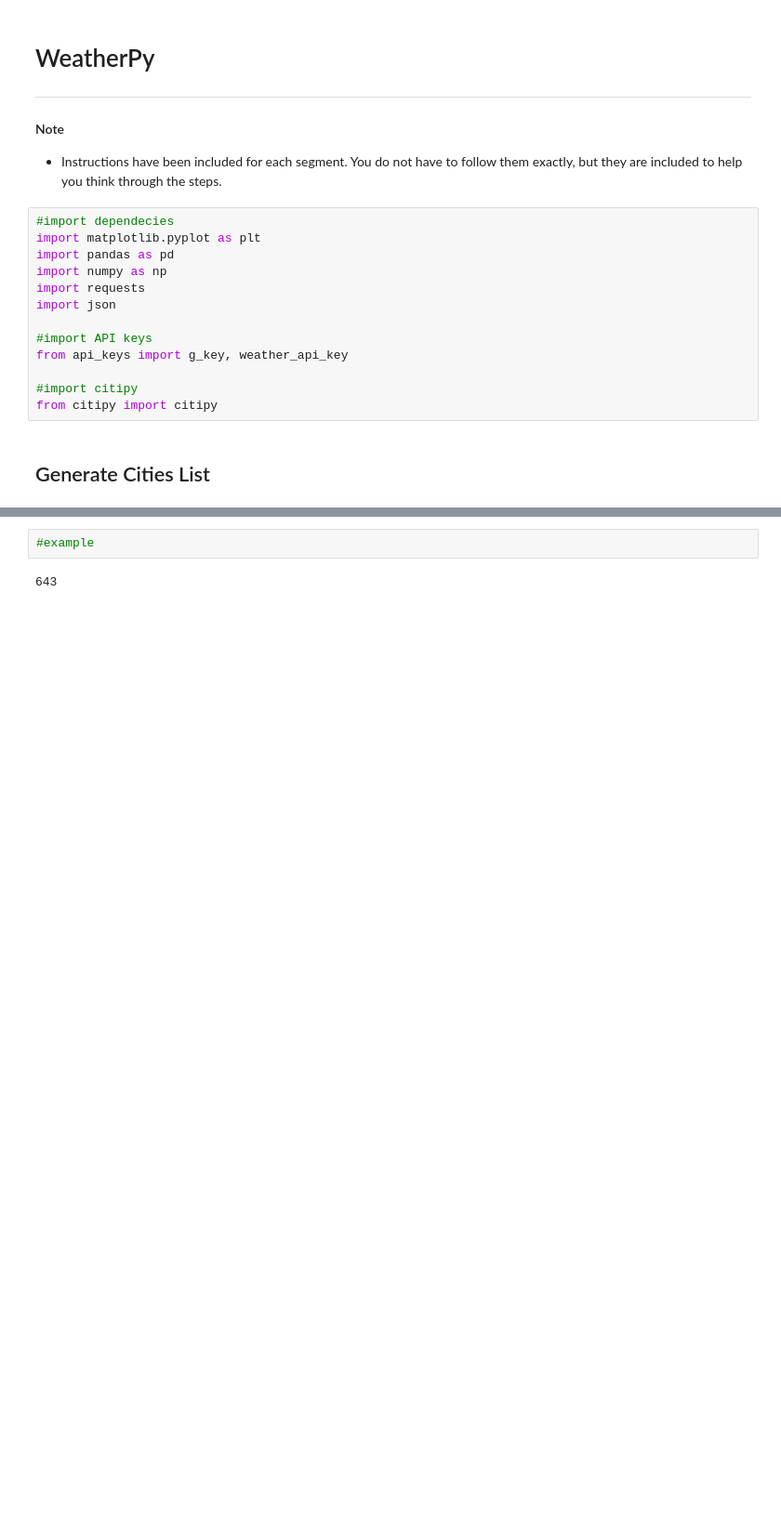
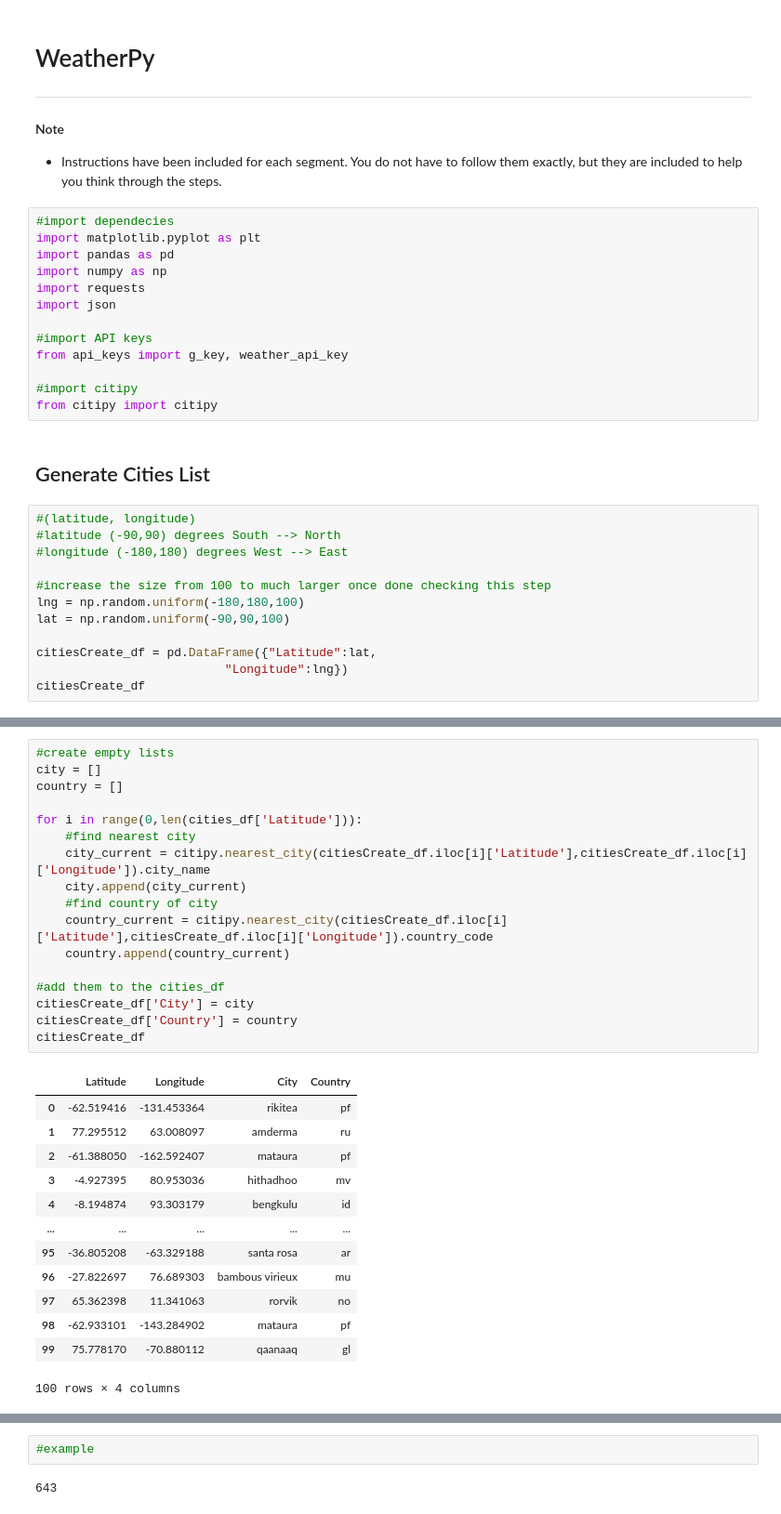
Before and after one commit to meielerol/API-challenge, a Jupyter notebook: WeatherPy.ipynb, the cells around one changed output, grey strips where cells are left out. Shown at 93% size. Drawn from its saved outputs; the diff is of its cells as text; blank space fills up the shorter version.

Commit message:
temp small batch cities done

```diff
--- a/WeatherPy.ipynb
+++ b/WeatherPy.ipynb
@@ -19,3 +19,15 @@ from api_keys import g_key, weather_api_key
 from citipy import citipy
 # %% [markdown]
 ## Generate Cities List
+# %%
+#(latitude, longitude)
+#latitude (-90,90) degrees South --> North
+#longitude (-180,180) degrees West --> East
+
+#increase the size from 100 to much larger once done checking this step
+lng = np.random.uniform(-180,180,100)
+lat = np.random.uniform(-90,90,100)
+
+citiesCreate_df = pd.DataFrame({"Latitude":lat,
+                          "Longitude":lng})
+citiesCreate_df
@@ -21,0 +48,31 @@ from citipy import citipy
+# %%
+#create empty lists
+city = []
+country = []
+
+for i in range(0,len(cities_df['Latitude'])):
+    #find nearest city
+    city_current = citipy.nearest_city(citiesCreate_df.iloc[i]['Latitude'],citiesCreate_df.iloc[i]['Longitude']).city_name
+    city.append(city_current)
+    #find country of city
+    country_current = citipy.nearest_city(citiesCreate_df.iloc[i]['Latitude'],citiesCreate_df.iloc[i]['Longitude']).country_code
+    country.append(country_current)
+
+#add them to the cities_df
+citiesCreate_df['City'] = city
+citiesCreate_df['Country'] = country
+citiesCreate_df
+# %% [output]
+|  | Latitude | Longitude | City | Country |
+| 0 | -62.519416 | -131.453364 | rikitea | pf |
+| 1 | 77.295512 | 63.008097 | amderma | ru |
+| 2 | -61.388050 | -162.592407 | mataura | pf |
+| 3 | -4.927395 | 80.953036 | hithadhoo | mv |
+| 4 | -8.194874 | 93.303179 | bengkulu | id |
+| ... | ... | ... | ... | ... |
+| 95 | -36.805208 | -63.329188 | santa rosa | ar |
+| 96 | -27.822697 | 76.689303 | bambous virieux | mu |
+| 97 | 65.362398 | 11.341063 | rorvik | no |
+| 98 | -62.933101 | -143.284902 | mataura | pf |
+| 99 | 75.778170 | -70.880112 | qaanaaq | gl |
+100 rows × 4 columns
```
Also changed, not shown: parts of 3 cells of this notebook.
